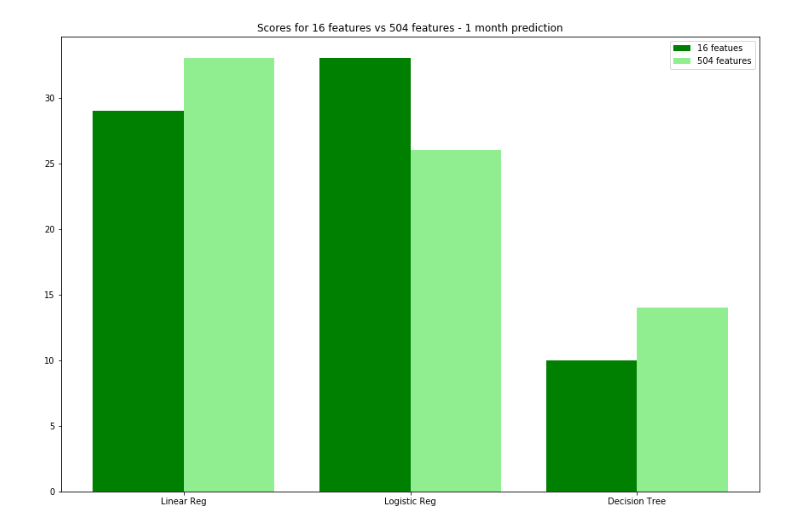
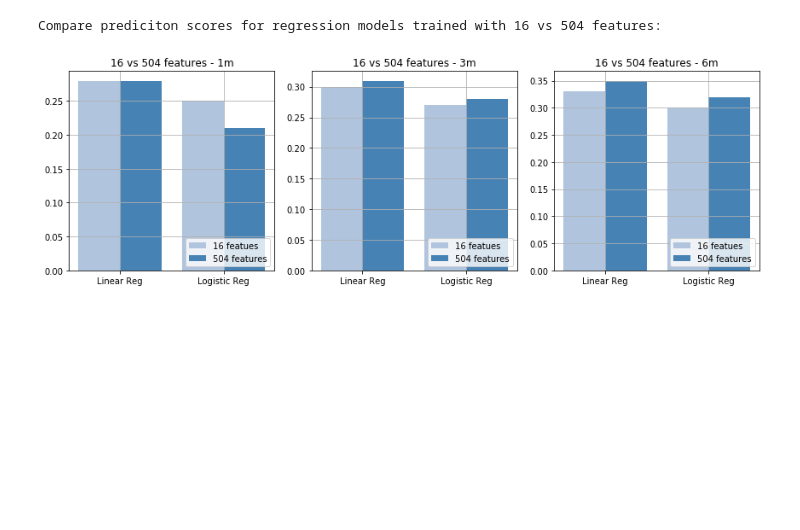
Before and after one commit to roman807/Predicting-Stock-Market-Crashes, a Jupyter notebook: results.ipynb, the cells around one changed output. Drawn from its saved outputs; the diff is of its cells as text; code cells hidden in the pictures; blank space fills up the shorter version.

Commit message:
added lin reg and log reg models

```diff
--- a/results.ipynb
+++ b/results.ipynb
@@ -195,12 +94,15 @@ plt.show()
 h6 = results_6m['score_t']
 h3 = results_3m['score_t']
 h1 = results_1m['score_t']
-plt.bar(x=np.arange(len(h6))-0.2,width=0.2, height=h6, color='lightblue', label='6 months')
-plt.bar(x=np.arange(len(h3)),width=0.2, height=h3, color='blue', label='3 months')
-plt.bar(x=np.arange(len(h1))+0.2, width=0.2, height=h1, color='darkblue', label='1 month')
+rcParams['figure.figsize'] = 11, 4.5
+plt.bar(x=np.arange(len(h6))-0.2,width=0.2, height=h6, color='lightsalmon', label='6 months')
+plt.bar(x=np.arange(len(h3)),width=0.2, height=h3, color='tomato', label='3 months')
+plt.bar(x=np.arange(len(h1))+0.2, width=0.2, height=h1, color='brown', label='1 month')
 plt.tight_layout()
+plt.grid()
 plt.legend()
+plt.ylabel('F-beta score (beta=2)')
 plt.xticks(np.arange(len(h6)), list(results_6m.index))
-plt.title('Scores for crash prediction in 1/3/6 months - 16 features')
+plt.title('F-beta scores for crash prediction in 6 / 3 / 1 months')
 plt.show()
 # %% [output]
@@ -223,14 +110,42 @@ plt.show()
 # %%
 ##### Score 16 features vs 504 features 1m:
-r_16 = results_1m.loc[['Linear Reg (16)', 'Logistic Reg (16)', 'Decision Tree (16)'], 'score_t']
-r_504 = results_1m_504.loc[['Linear Reg (504)', 'Logistic Reg (504)', 'Decision Tree (504)'], 'score_t']
-plt.bar(x=np.arange(len(r_16))-0.2,width=0.4, height=r_16, color='green', label='16 featues')
-plt.bar(x=np.arange(len(r_504))+0.2,width=0.4, height=r_504, color='lightgreen', label='504 features')
+r_16_1m = results_1m.loc[['Linear Reg (16)', 'Logistic Reg (16)'], 'score_t']
+r_504_1m = results_1m.loc[['Linear Reg (504)', 'Logistic Reg (504)'], 'score_t']
+r_16_3m = results_3m.loc[['Linear Reg (16)', 'Logistic Reg (16)'], 'score_t']
+r_504_3m = results_3m.loc[['Linear Reg (504)', 'Logistic Reg (504)'], 'score_t']
+r_16_6m = results_6m.loc[['Linear Reg (16)', 'Logistic Reg (16)'], 'score_t']
+r_504_6m = results_6m.loc[['Linear Reg (504)', 'Logistic Reg (504)'], 'score_t']
+
+print('Compare prediciton scores for regression models trained with 16 vs 504 features:')
+rcParams['figure.figsize'] = 12, 4
+plt.subplot(1, 3, 1)
+plt.bar(x=np.arange(len(r_16_1m))-0.2,width=0.4, height=r_16_1m, color='lightsteelblue', label='16 featues')
+plt.bar(x=np.arange(len(r_504_1m))+0.2,width=0.4, height=r_504_1m, color='steelblue', label='504 features')
 plt.tight_layout()
-plt.legend()
-labels = ['Linear Reg', 'Logistic Reg', 'Decision Tree']
-plt.xticks(np.arange(len(r_16)), labels)
-plt.title('Scores for 16 features vs 504 features - 1 month prediction')
+plt.legend(loc='lower right')
+plt.grid()
+labels = ['Linear Reg', 'Logistic Reg']
+plt.xticks(np.arange(len(r_16_3m)), labels)
+plt.title('16 vs 504 features - 1m')
+plt.subplot(1, 3, 2)
+plt.bar(x=np.arange(len(r_16_3m))-0.2,width=0.4, height=r_16_3m, color='lightsteelblue', label='16 featues')
+plt.bar(x=np.arange(len(r_504_3m))+0.2,width=0.4, height=r_504_3m, color='steelblue', label='504 features')
+plt.tight_layout()
+plt.legend(loc='lower right')
+labels = ['Linear Reg', 'Logistic Reg']
+plt.grid()
+plt.xticks(np.arange(len(r_16_6m)), labels)
+plt.title('16 vs 504 features - 3m')
+plt.subplot(1, 3, 3)
+plt.bar(x=np.arange(len(r_16_6m))-0.2,width=0.4, height=r_16_6m, color='lightsteelblue', label='16 featues')
+plt.bar(x=np.arange(len(r_504_6m))+0.2,width=0.4, height=r_504_6m, color='steelblue', label='504 features')
+plt.tight_layout()
+plt.legend(loc='lower right')
+labels = ['Linear Reg', 'Logistic Reg']
+plt.grid()
+plt.xticks(np.arange(len(r_16_6m)), labels)
+plt.title('16 vs 504 features - 6m')
 plt.show()
 # %% [output]
+Compare prediciton scores for regression models trained with 16 vs 504 features:
-[figure, old version]
+[figure, new version]
```
Also changed, not shown: parts of 12 cells of this notebook, 2 other files.
